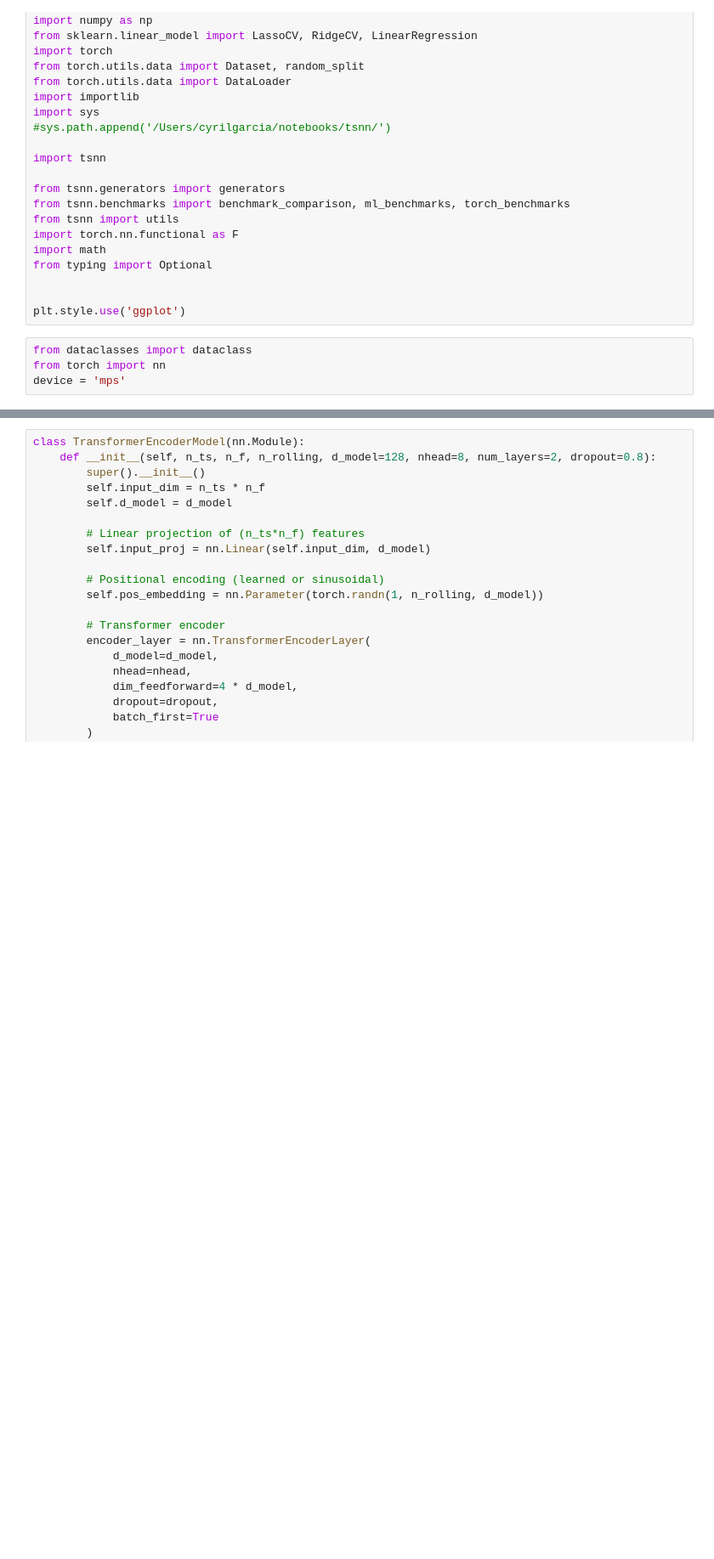
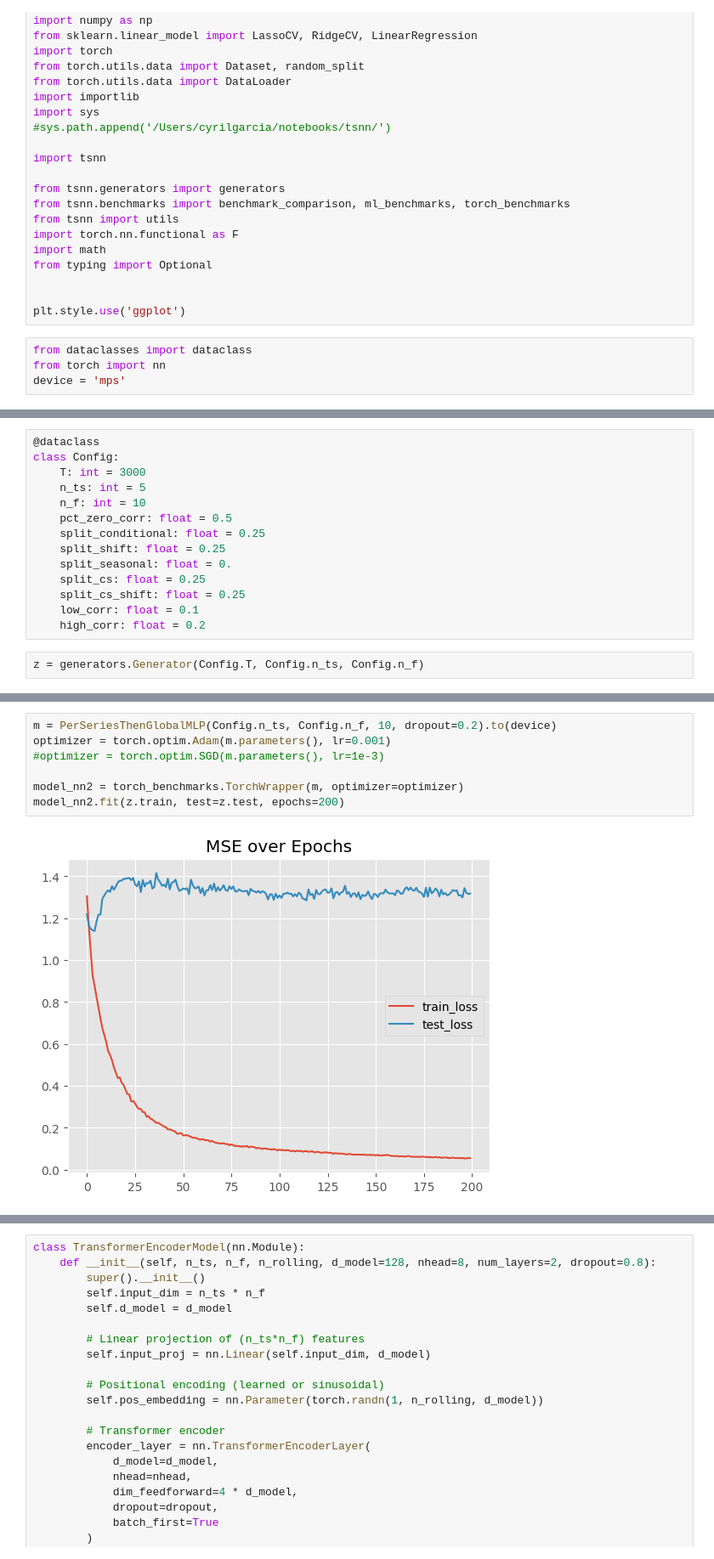
Before and after one commit to cyrilgarcia009/TSNN, a Jupyter notebook: notebooks/compare_models1.ipynb, the cells around one changed output, grey strips where cells are left out. Shown at 85% size. Drawn from its saved outputs; the diff is of its cells as text; blank space fills up the shorter version.

```diff
--- a/notebooks/compare_models1.ipynb
+++ b/notebooks/compare_models1.ipynb
@@ -49,0 +53,16 @@ device = 'mps'
+# %%
+@dataclass
+class Config:
+    T: int = 3000
+    n_ts: int = 5
+    n_f: int = 10
+    pct_zero_corr: float = 0.5
+    split_conditional: float = 0.25
+    split_shift: float = 0.25
+    split_seasonal: float = 0.
+    split_cs: float = 0.25
+    split_cs_shift: float = 0.25
+    low_corr: float = 0.1
+    high_corr: float = 0.2
+# %%
+z = generators.Generator(Config.T, Config.n_ts, Config.n_f)
@@ -49,0 +514,9 @@ device = 'mps'
+# %%
+m = PerSeriesThenGlobalMLP(Config.n_ts, Config.n_f, 10, dropout=0.2).to(device)
+optimizer = torch.optim.Adam(m.parameters(), lr=0.001)
+#optimizer = torch.optim.SGD(m.parameters(), lr=1e-3)
+
+model_nn2 = torch_benchmarks.TorchWrapper(m, optimizer=optimizer)
+model_nn2.fit(z.train, test=z.test, epochs=200)
+# %% [output]
+[figure, added]
```
Also changed, not shown: parts of 38 cells of this notebook.
